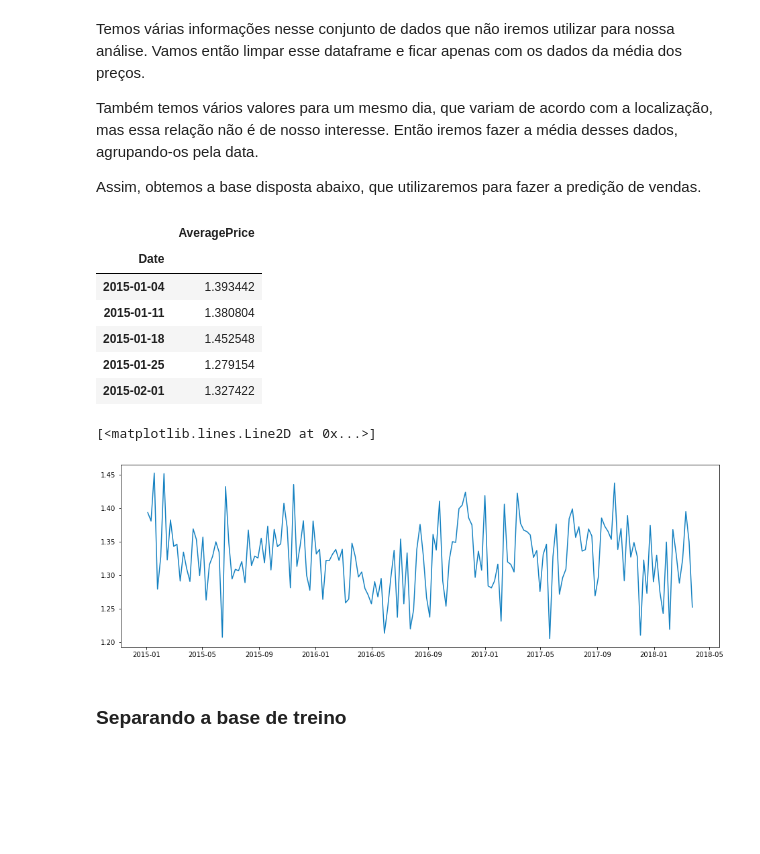
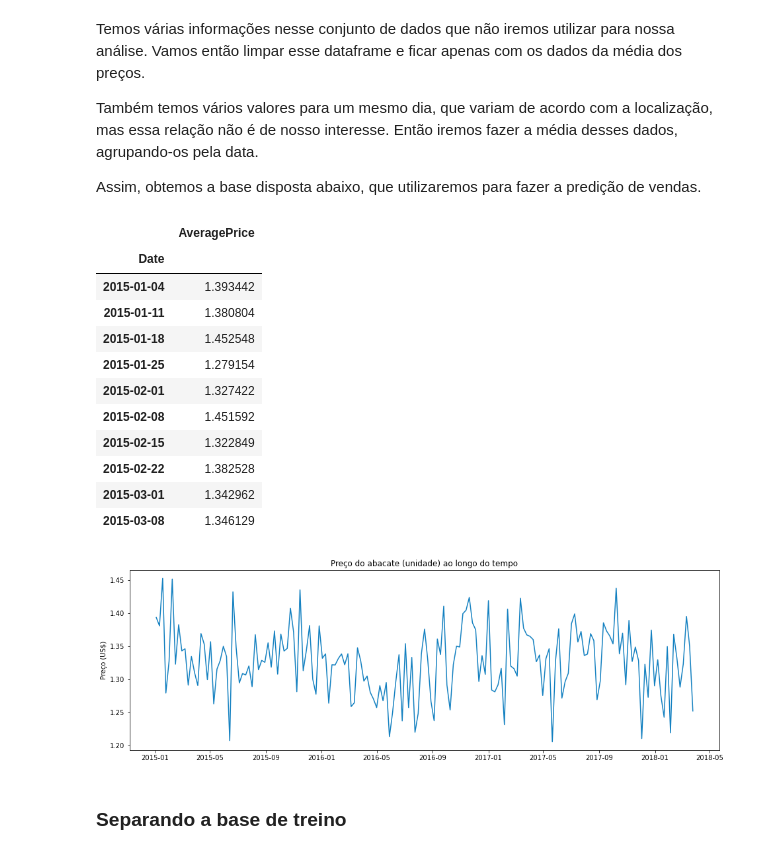
Before and after one commit to laurafiorini/series-temporais-predicao, a Jupyter notebook: avocado-prices.ipynb, the cells around one changed output. Drawn from its saved outputs; the diff is of its cells as text; code cells hidden in the pictures; blank space fills up the shorter version.

```diff
--- a/avocado-prices.ipynb
+++ b/avocado-prices.ipynb
@@ -52,7 +49,7 @@ Também temos vários valores para um mesmo dia, que variam de acordo com a loca
 Assim, obtemos a base disposta abaixo, que utilizaremos para fazer a predição de vendas.
 # %%
 df = df.groupby('Date')['AveragePrice'].mean().to_frame()
-df.head()
+df.head(10)
 # %% [output]
 |  | AveragePrice |
 | Date |  |
@@ -61,12 +58,19 @@ df.head()
 | 2015-01-18 | 1.452548 |
 | 2015-01-25 | 1.279154 |
 | 2015-02-01 | 1.327422 |
+| 2015-02-08 | 1.451592 |
+| 2015-02-15 | 1.322849 |
+| 2015-02-22 | 1.382528 |
+| 2015-03-01 | 1.342962 |
+| 2015-03-08 | 1.346129 |
 # %%
 plt.figure(figsize=(16, 5))
 plt.plot(df)
+plt.ylabel('Preço (US$)')
+plt.title('Preço do abacate (unidade) ao longo do tempo')
+plt.savefig('avocado-price.png')
 # %% [output]
-[<matplotlib.lines.Line2D at 0x...>]
-[figure, old version]
+[figure, new version]
 # %% [markdown]
 ### Separando a base de treino
 # %% [markdown]
```
Also changed, not shown: parts of 26 cells of this notebook.
